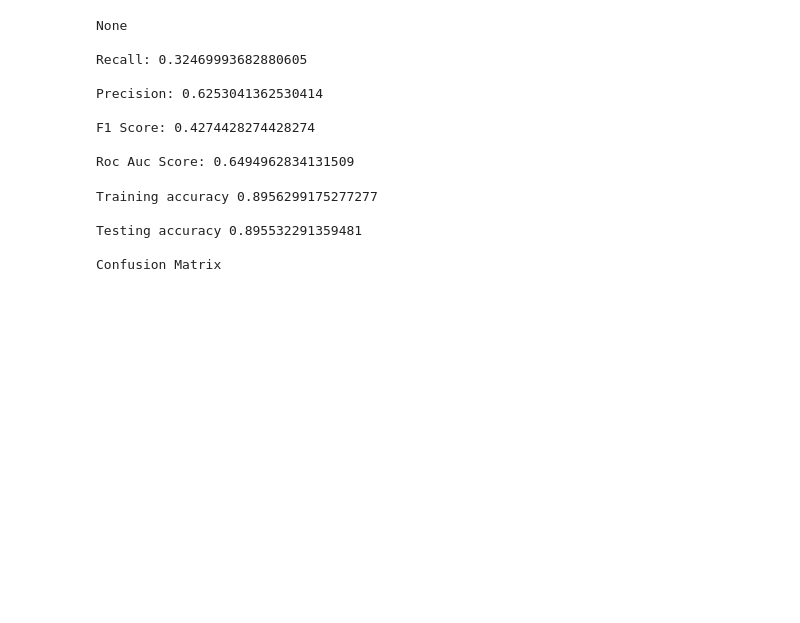
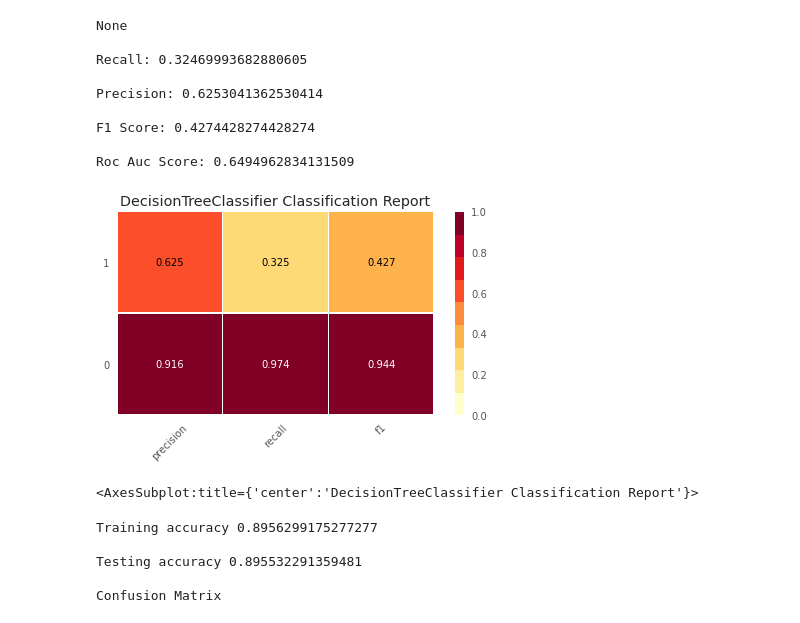
Before and after one commit to lauren-alexandra/subscription-prediction, a Jupyter notebook: Term_Deposit_Subscription_Prediction.ipynb, the cells around one changed output. Drawn from its saved outputs; the diff is of its cells as text; code cells hidden in the pictures; blank space fills up the shorter version.

```diff
--- a/Term_Deposit_Subscription_Prediction.ipynb
+++ b/Term_Deposit_Subscription_Prediction.ipynb
@@ -364,6 +371,14 @@ Precision: 0.6253041362530414
 F1 Score: 0.4274428274428274
 
 Roc Auc Score: 0.6494962834131509
+# %%
+viz = ClassificationReport(DecisionTreeClassifier(criterion = "entropy", max_depth=4))
+viz.fit(X_train, y_train)
+viz.score(X_test, y_test)
+viz.show()
+# %% [output]
+[figure, added]
+<AxesSubplot:title={'center':'DecisionTreeClassifier Classification Report'}>
 # %%
 # Adaboost
 
```
Also changed, not shown: parts of 5 cells of this notebook.
